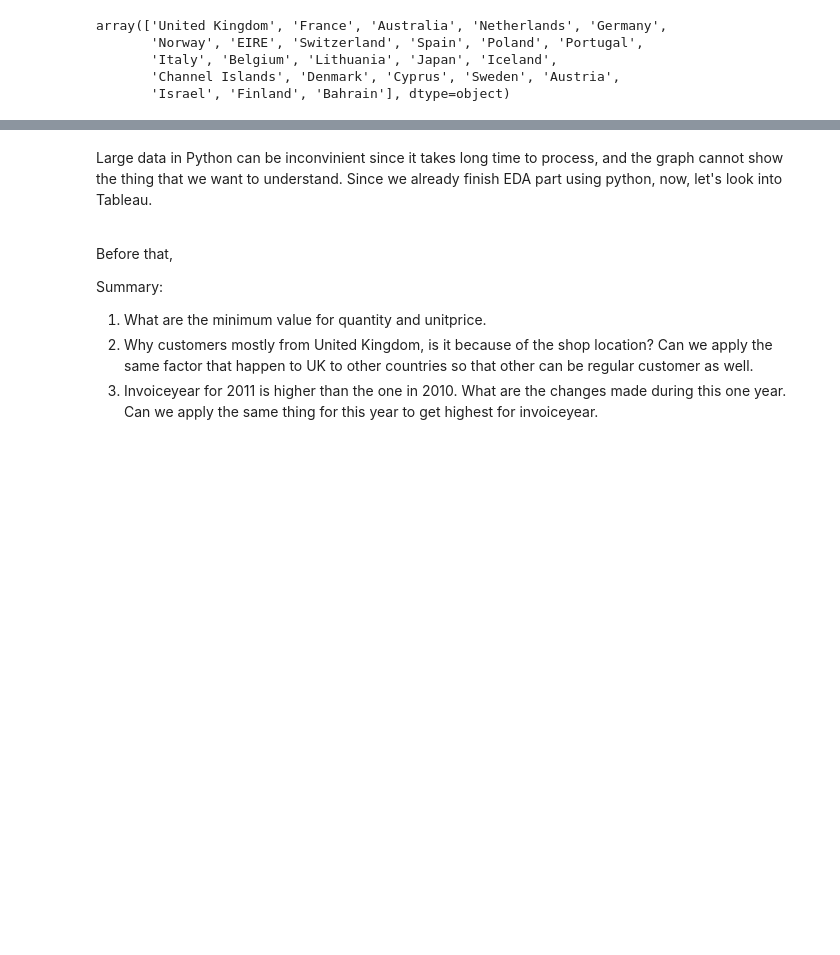
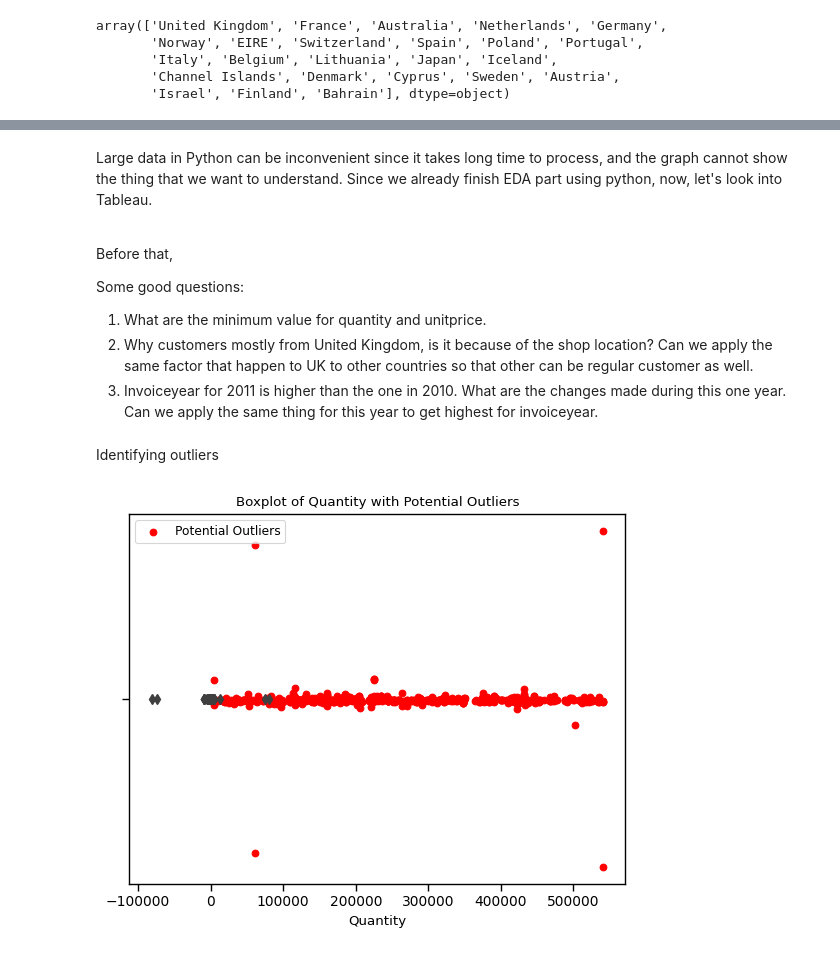
Before and after one commit to RusnaAida24/EcommerceAnalysis, a Jupyter notebook: Ecommerce_Analysis.ipynb, the cells around one changed output, grey strips where cells are left out. Drawn from its saved outputs; the diff is of its cells as text; code cells hidden in the pictures; blank space fills up the shorter version.

```diff
--- a/Ecommerce_Analysis.ipynb
+++ b/Ecommerce_Analysis.ipynb
@@ -302,10 +301,25 @@ Text(0.5, 1.0, 'wise_Description_revenue Sum')
 # %% [markdown]
-Large data in Python can be inconvinient since it takes long time to process, and the graph cannot show the thing that we want to understand. Since we already finish EDA part using python, now, let's look into Tableau.<br><br>
+Large data in Python can be inconvenient since it takes long time to process, and the graph cannot show the thing that we want to understand. Since we already finish EDA part using python, now, let's look into Tableau.<br><br>
 
 Before that,<br>
 
-Summary:<br>
+Some good questions:<br>
 
 1) What are the minimum value for quantity and unitprice. <br>
 2) Why customers mostly from United Kingdom, is it because of the shop location? Can we apply the same factor that happen to UK to other countries so that other can be regular customer as well.<br>
 3) Invoiceyear for 2011 is higher than the one in 2010. What are the changes made during this one year. Can we apply the same thing for this year to get highest for invoiceyear.<br>
+# %% [markdown]
+Identifying outliers
+# %%
+from scipy.stats import zscore
+df['quantity_zscore'] = zscore(df['Quantity'])
+
+zscore_threshold = 2
+outliers = df[(df['quantity_zscore'] > zscore_threshold) | (df['quantity_zscore'] < -zscore_threshold)]
+sns.boxplot(x=df['Quantity'])
+plt.scatter(x=outliers.index, y=outliers['Quantity'], color='r', label='Potential Outliers')
+plt.title('Boxplot of Quantity with Potential Outliers')
+plt.legend()
+plt.show()
+# %% [output]
+[figure, added]
```
Also changed, not shown: parts of 38 cells of this notebook.
